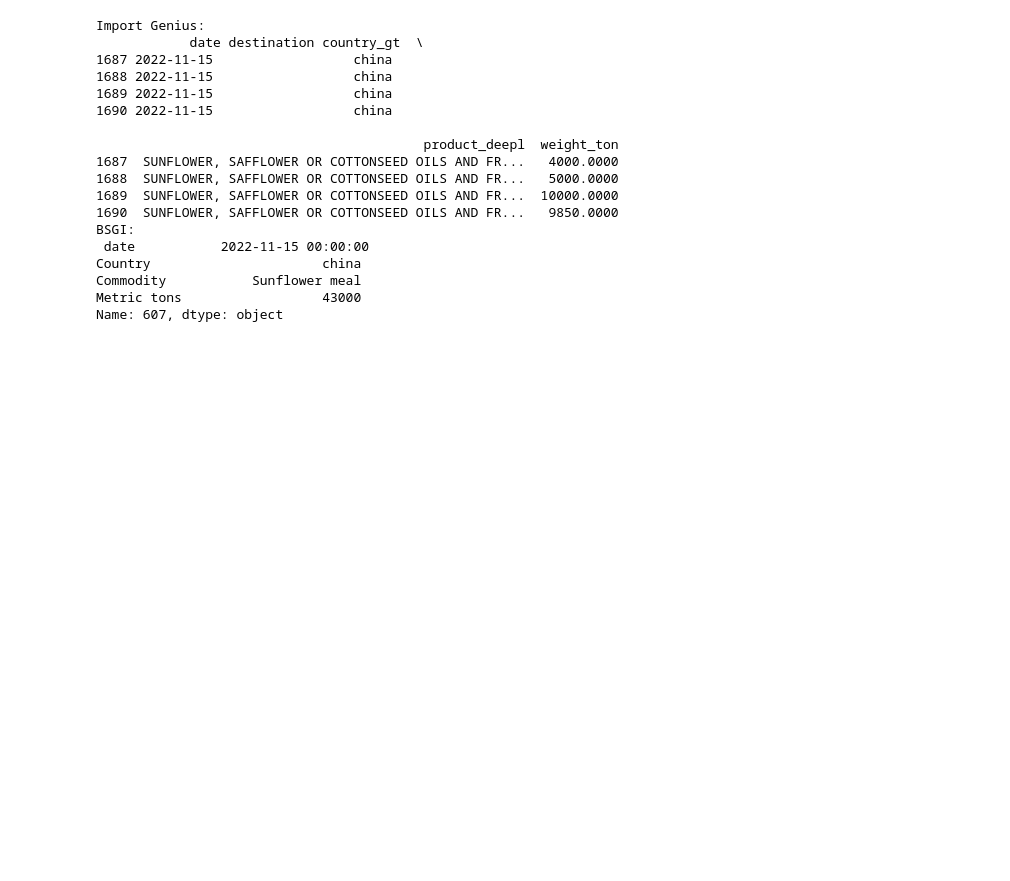
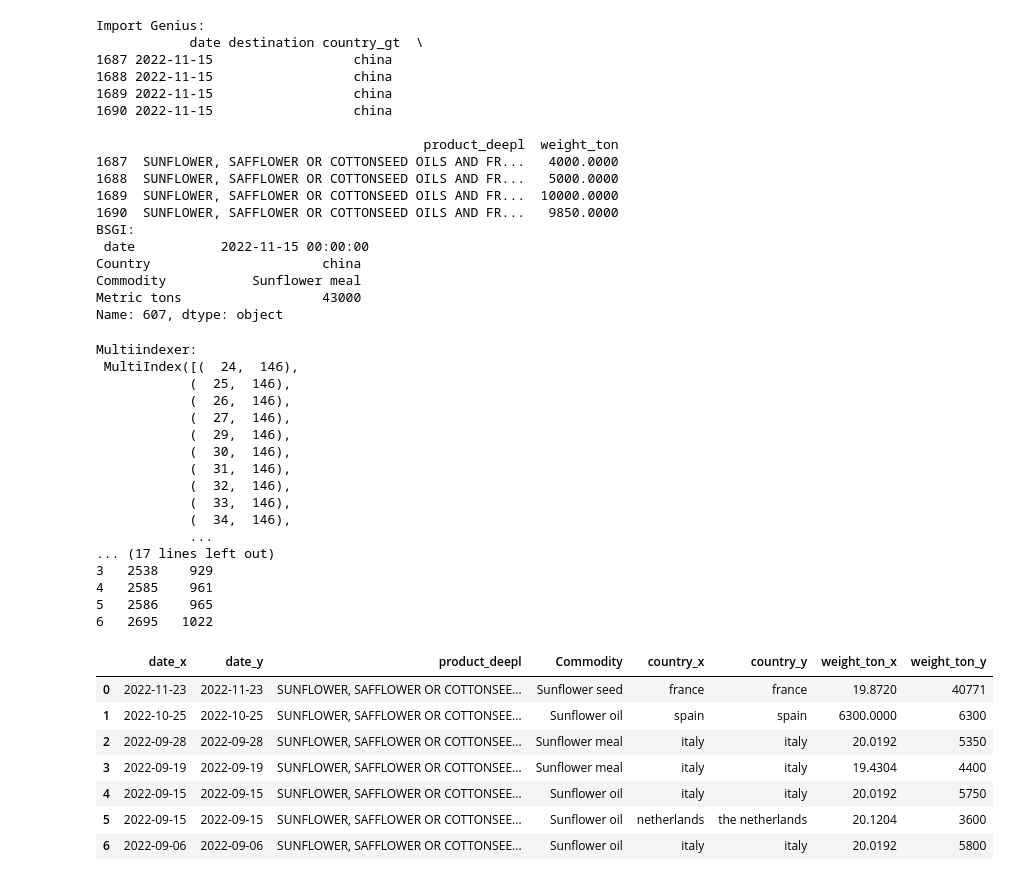
Before and after one commit to uchicago-dsi/oakland-institute-ukraine, a Jupyter notebook: visualizations/import_genius.ipynb, the cells around one changed output. Cells and saved outputs as stored; diff of their text form; code cells hidden in the pictures; blank space fills up the shorter version.

```diff
--- a/visualizations/import_genius.ipynb
+++ b/visualizations/import_genius.ipynb
@@ -488,3 +485,60 @@ Country                      china
 Commodity           Sunflower meal
 Metric tons                  43000
 Name: 607, dtype: object
+# %%
+# Now we try merging just exports from Import Genius that only have sunflower in their product name
+# First we create a variable that sums the number of products mentioned in the product name
+sunflower_kernel = kernel_c.copy()
+
+sunflower_kernel["n_products"] = 0
+
+for product in product_std:
+    sunflower_kernel["n_products"] += sunflower_kernel[product]
+
+# print("Products BSGI:\n", product_std)
+
+sunflower_kernel = sunflower_kernel.loc[(sunflower_kernel.loc[:, "sunflower"] == True) & (sunflower_kernel.loc[:, "n_products"] == 1)]
+sunflower_bsgi = outbound_c.loc[outbound_c.loc[:, "product_std"] == "sunflower"]
+
+sunflower_kernel = sunflower_kernel.rename(columns={"EXPORT DATE": "date", "destination country_gt": "country"})
+sunflower_bsgi = sunflower_bsgi.rename(columns={"Departure date": "date", "Country": "country"})
+
+sunflower_kernel.index.name = "df1_i"
+sunflower_bsgi.index.name = "df2_i"
+
+matches = find_matches(sunflower_kernel, sunflower_bsgi, ["date"], ["country"], ["date"])
+
+# Add this to find_matches function later if it turns out to be neccesary
+matches = matches.reset_index()
+bsgi_i = matches.groupby("df2_i")["df1_i"].nunique()
+unique = matches[matches["df2_i"].isin(bsgi_i[bsgi_i == 1].index)][["df1_i", "df2_i"]].reset_index(drop=True)
+
+full_unique = unique.merge(sunflower_kernel, left_on='df1_i', right_index=True)
+full_unique = full_unique.merge(sunflower_bsgi, left_on='df2_i', right_index=True)
+full_unique[["date_x", "date_y", "product_deepl", "Commodity", "country_x" , "country_y", "weight_ton_x", "weight_ton_y"]]
+# %% [output]
+Multiindexer:
+ MultiIndex([(  24,  146),
+            (  25,  146),
+            (  26,  146),
+            (  27,  146),
+            (  29,  146),
+            (  30,  146),
+            (  31,  146),
+            (  32,  146),
+            (  33,  146),
+            (  34,  146),
+            ...
+... (17 lines left out)
+3   2538    929
+4   2585    961
+5   2586    965
+6   2695   1022
+|  | date_x | date_y | product_deepl | Commodity | country_x | country_y | weight_ton_x | weight_ton_y |
+| 0 | 2022-11-23 | 2022-11-23 | SUNFLOWER, SAFFLOWER OR COTTONSEE... | Sunflower seed | france | france | 19.8720 | 40771 |
+| 1 | 2022-10-25 | 2022-10-25 | SUNFLOWER, SAFFLOWER OR COTTONSEE... | Sunflower oil | spain | spain | 6300.0000 | 6300 |
+| 2 | 2022-09-28 | 2022-09-28 | SUNFLOWER, SAFFLOWER OR COTTONSEE... | Sunflower meal | italy | italy | 20.0192 | 5350 |
+| 3 | 2022-09-19 | 2022-09-19 | SUNFLOWER, SAFFLOWER OR COTTONSEE... | Sunflower meal | italy | italy | 19.4304 | 4400 |
+| 4 | 2022-09-15 | 2022-09-15 | SUNFLOWER, SAFFLOWER OR COTTONSEE... | Sunflower oil | italy | italy | 20.0192 | 5750 |
+| 5 | 2022-09-15 | 2022-09-15 | SUNFLOWER, SAFFLOWER OR COTTONSEE... | Sunflower oil | netherlands | the netherlands | 20.1204 | 3600 |
+| 6 | 2022-09-06 | 2022-09-06 | SUNFLOWER, SAFFLOWER OR COTTONSEE... | Sunflower oil | italy | italy | 20.0192 | 5800 |
```
Also changed, not shown: parts of 5 cells of this notebook.
